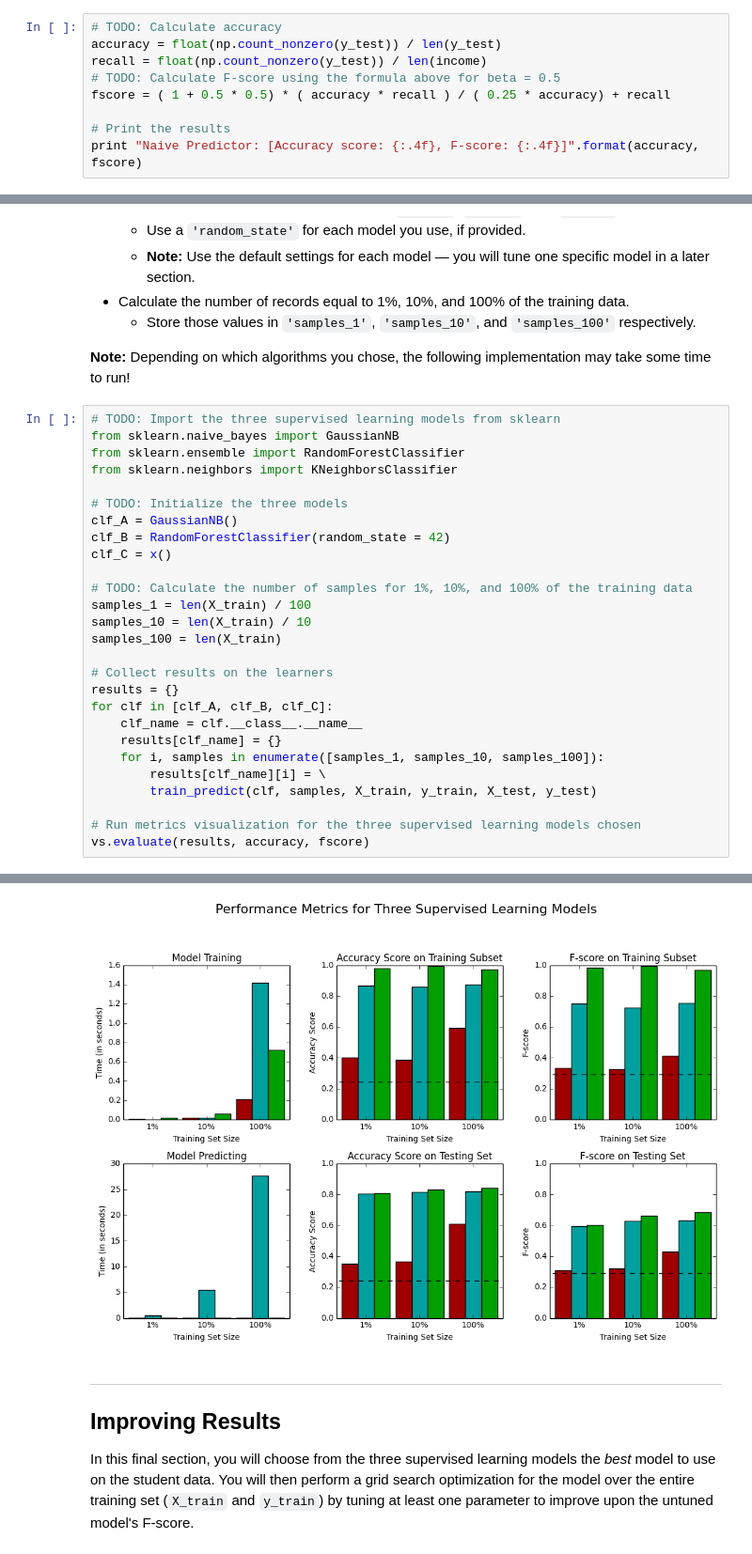
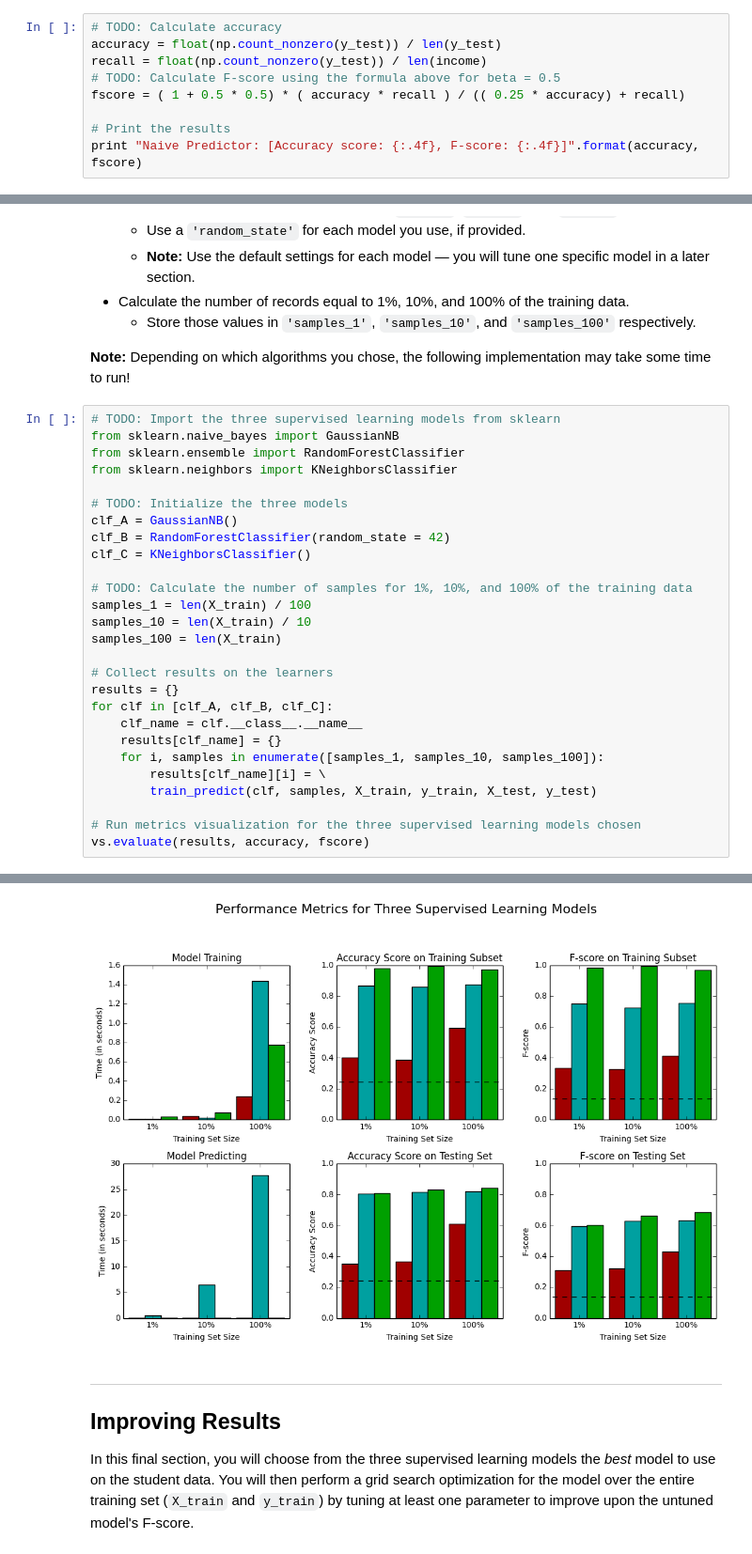
Before and after one commit to xiaobuu/machine-learning, a Jupyter notebook: projects/finding_donors/finding_donors.ipynb, the cells around one changed output, grey strips where cells are left out. Shown at 94% size. Saved outputs shown, nothing was run; the diff lists cells and outputs as text.

```diff
--- a/projects/finding_donors/finding_donors.ipynb
+++ b/projects/finding_donors/finding_donors.ipynb
@@ -191,7 +191,7 @@ Looking at the distribution of classes (those who make at most \$50,000, and tho
 accuracy = float(np.count_nonzero(y_test)) / len(y_test)
 recall = float(np.count_nonzero(y_test)) / len(income)
 # TODO: Calculate F-score using the formula above for beta = 0.5
-fscore = ( 1 + 0.5 * 0.5) * ( accuracy * recall ) / ( 0.25 * accuracy) + recall
+fscore = ( 1 + 0.5 * 0.5) * ( accuracy * recall ) / (( 0.25 * accuracy) + recall)
 
 # Print the results
 print "Naive Predictor: [Accuracy score: {:.4f}, F-score: {:.4f}]".format(accuracy, fscore)
@@ -320,7 +320,7 @@ from sklearn.neighbors import KNeighborsClassifier
 # TODO: Initialize the three models
 clf_A = GaussianNB()
 clf_B = RandomForestClassifier(random_state = 42)
-clf_C = x()
+clf_C = KNeighborsClassifier()
 
 # TODO: Calculate the number of samples for 1%, 10%, and 100% of the training data
 samples_1 = len(X_train) / 100
@@ -360,4 +360,4 @@ KNeighborsClassifier trained on 36177 samples.
-[figure, old version]
+[figure, new version]
 # %% [markdown]
 ----
 ## Improving Results
```
Also changed, not shown: parts of 3 cells of this notebook, 1 other file.
